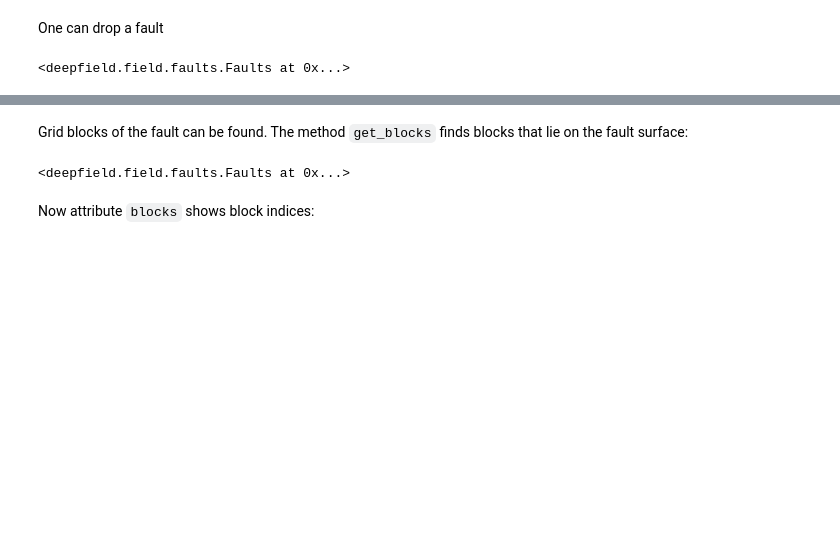
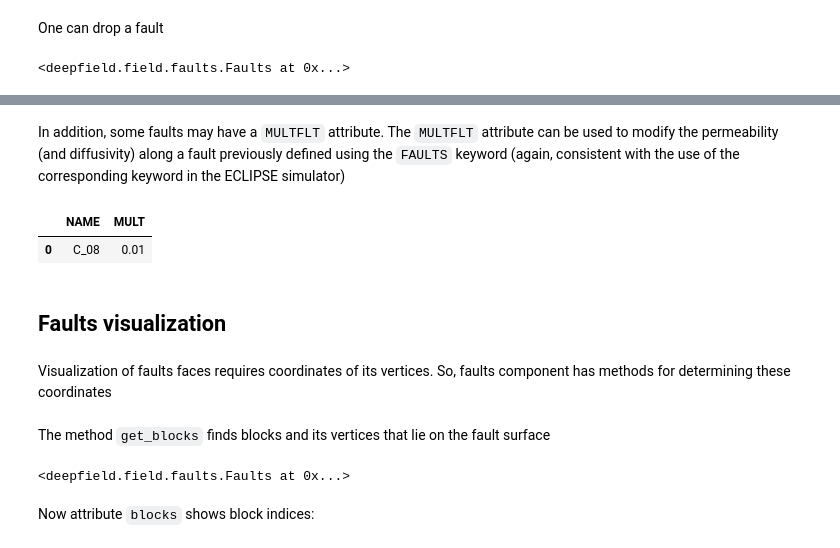
Before and after one commit to deepfield-team/DeepField, a Jupyter notebook: tutorials/09.Faults.ipynb, the cells around one changed output, grey strips where cells are left out. Saved outputs shown, nothing was run; the diff lists cells and outputs as text; code cells hidden in the pictures; blank space fills up the shorter version.

```diff
--- a/tutorials/09.Faults.ipynb
+++ b/tutorials/09.Faults.ipynb
@@ -121,5 +99,16 @@ model.faults['C_05'].multflt
+# %% [markdown]
+In addition, some faults may have a `MULTFLT` attribute. The `MULTFLT` attribute can be used to modify the permeability (and diffusivity) along a fault previously defined using the `FAULTS` keyword (again, consistent with the use of the corresponding keyword in the ECLIPSE simulator)
+# %%
+model.faults['C_08'].multflt
+# %% [output]
+|  | NAME | MULT |
+| 0 | C_08 | 0.01 |
+# %% [markdown]
+## Faults visualization
+# %% [markdown]
+Visualization of faults faces requires coordinates of its vertices. So, faults component has methods for determining these coordinates
 # %% [markdown]
-Grid blocks of the fault can be found. The method `get_blocks` finds blocks that lie on the fault surface:
+The method `get_blocks` finds blocks and its vertices that lie on the fault surface
 # %%
 model.faults.get_blocks()
 # %% [output]
```
Also changed, not shown: parts of 43 cells of this notebook, 2 other files.
